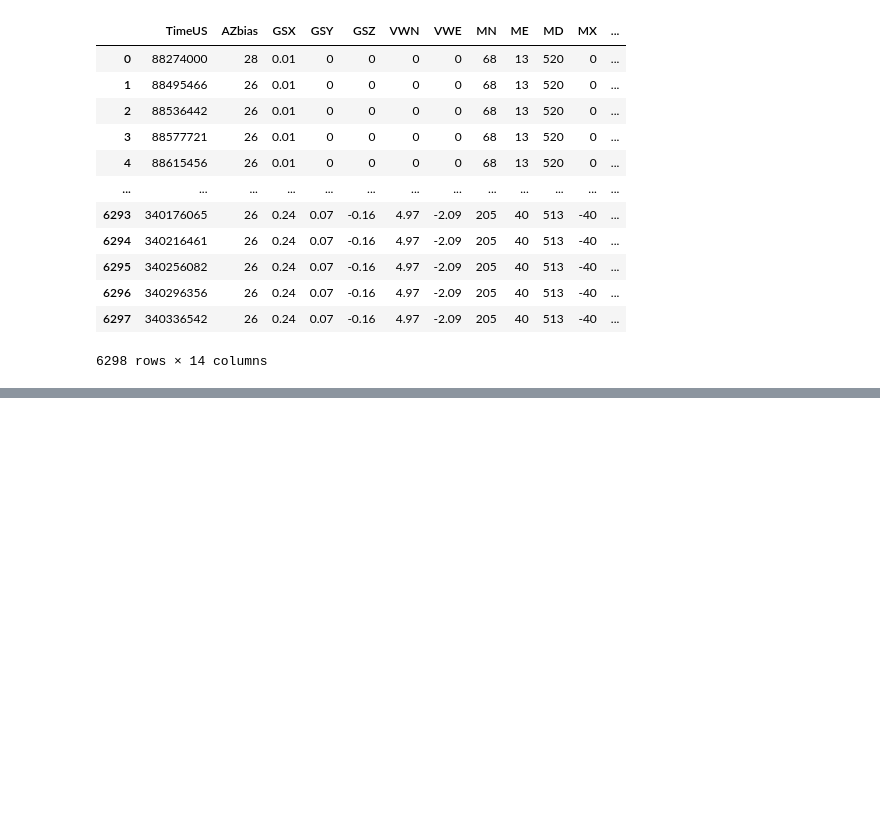
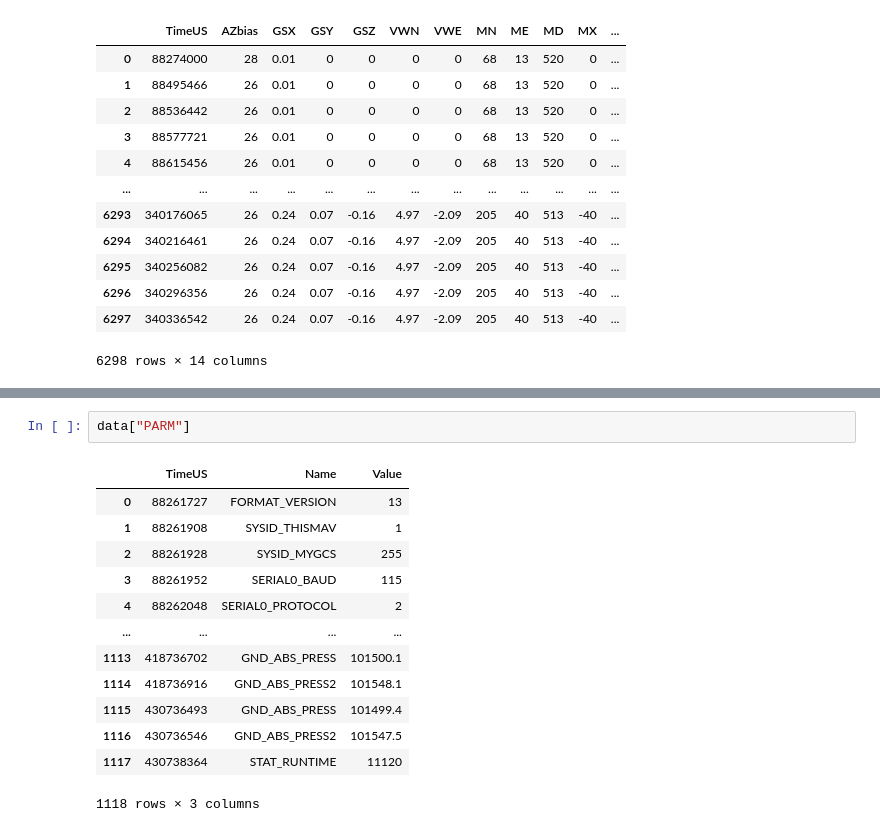
Before and after one commit to alex-12345/mai_tasks, a Jupyter notebook: alfer/parser.ipynb, the cells around one changed output, grey strips where cells are left out. Saved outputs shown, nothing was run; the diff lists cells and outputs as text; blank space fills up the shorter version.

```diff
--- a/alfer/parser.ipynb
+++ b/alfer/parser.ipynb
@@ -106,3 +106,19 @@ data["UNIT"]
 | 28 | 88254937 | 89 | us |
 | 29 | 88254963 | 122 | Hz |
 | 30 | 88254985 | 35 | instance |
+# %%
+data["PARM"]
+# %% [output]
+|  | TimeUS | Name | Value |
+| 0 | 88261727 | FORMAT_VERSION | 13 |
+| 1 | 88261908 | SYSID_THISMAV | 1 |
+| 2 | 88261928 | SYSID_MYGCS | 255 |
+| 3 | 88261952 | SERIAL0_BAUD | 115 |
+| 4 | 88262048 | SERIAL0_PROTOCOL | 2 |
+| ... | ... | ... | ... |
+| 1113 | 418736702 | GND_ABS_PRESS | 101500.1 |
+| 1114 | 418736916 | GND_ABS_PRESS2 | 101548.1 |
+| 1115 | 430736493 | GND_ABS_PRESS | 101499.4 |
+| 1116 | 430736546 | GND_ABS_PRESS2 | 101547.5 |
+| 1117 | 430738364 | STAT_RUNTIME | 11120 |
+1118 rows × 3 columns
```
Also changed, not shown: parts of 4 cells of this notebook.
